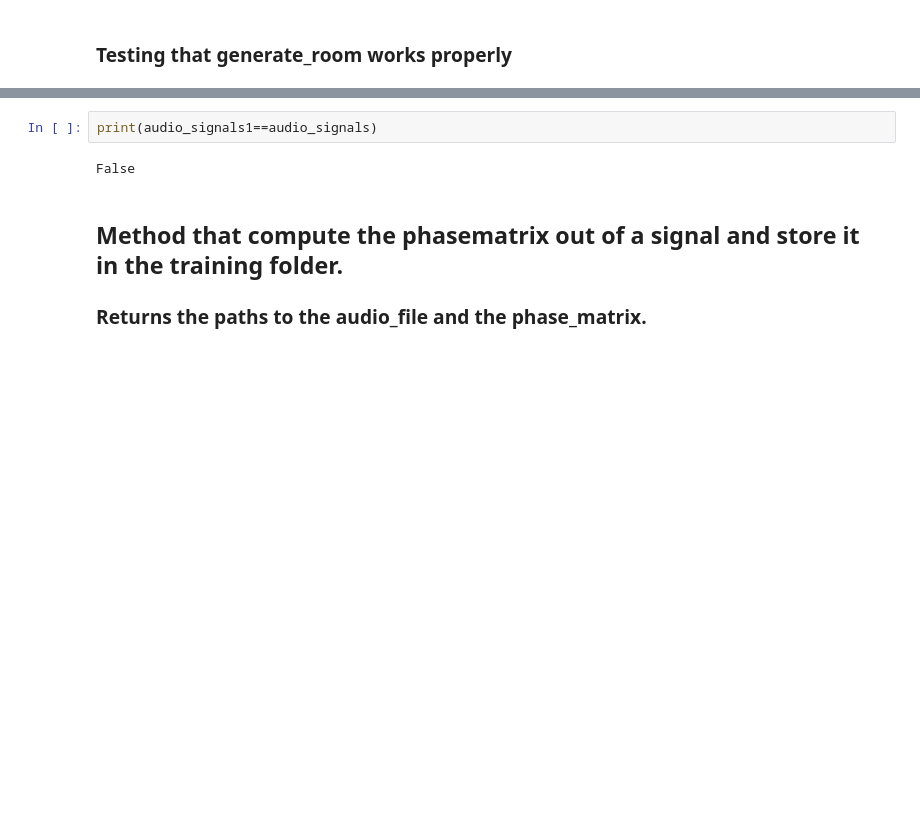
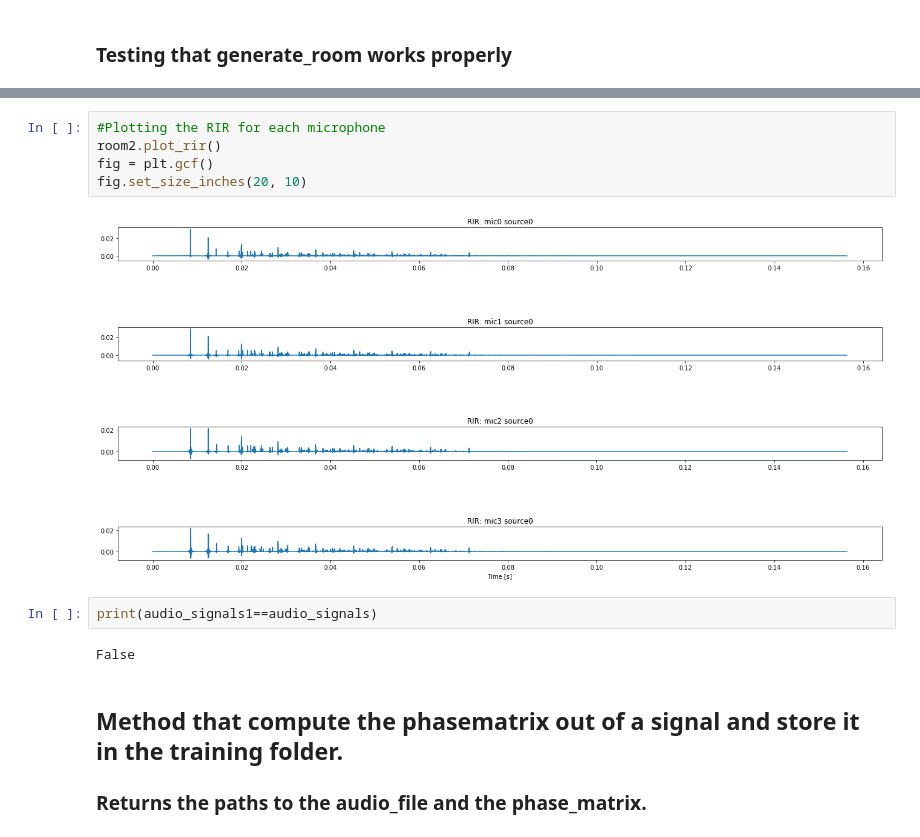
Before and after one commit to YoussefJanjar/Semester-Project-Signal-Processing-Laboratory-2-LTS2-EPFL-Spring-2019, a Jupyter notebook: Dataset/Generate_Data.ipynb, the cells around one changed output, grey strips where cells are left out. Drawn from its saved outputs; the diff is of its cells as text; blank space fills up the shorter version.

```diff
--- a/Dataset/Generate_Data.ipynb
+++ b/Dataset/Generate_Data.ipynb
@@ -114,3 +108,10 @@ print(audio_signals)
+# %%
+#Plotting the RIR for each microphone
+room2.plot_rir()
+fig = plt.gcf()
+fig.set_size_inches(20, 10)
+# %% [output]
+[figure, added]
 # %%
 print(audio_signals1==audio_signals)
 # %% [output]
```
Also changed, not shown: parts of 15 cells of this notebook, 1 other file.
